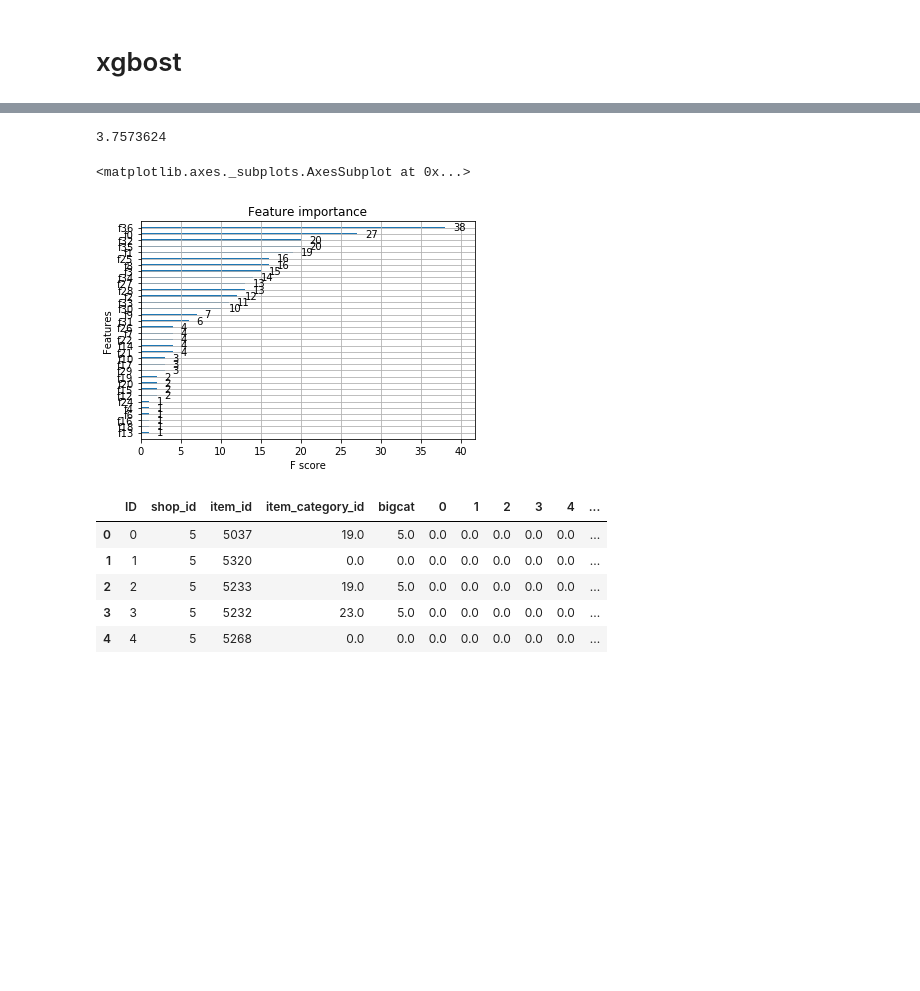
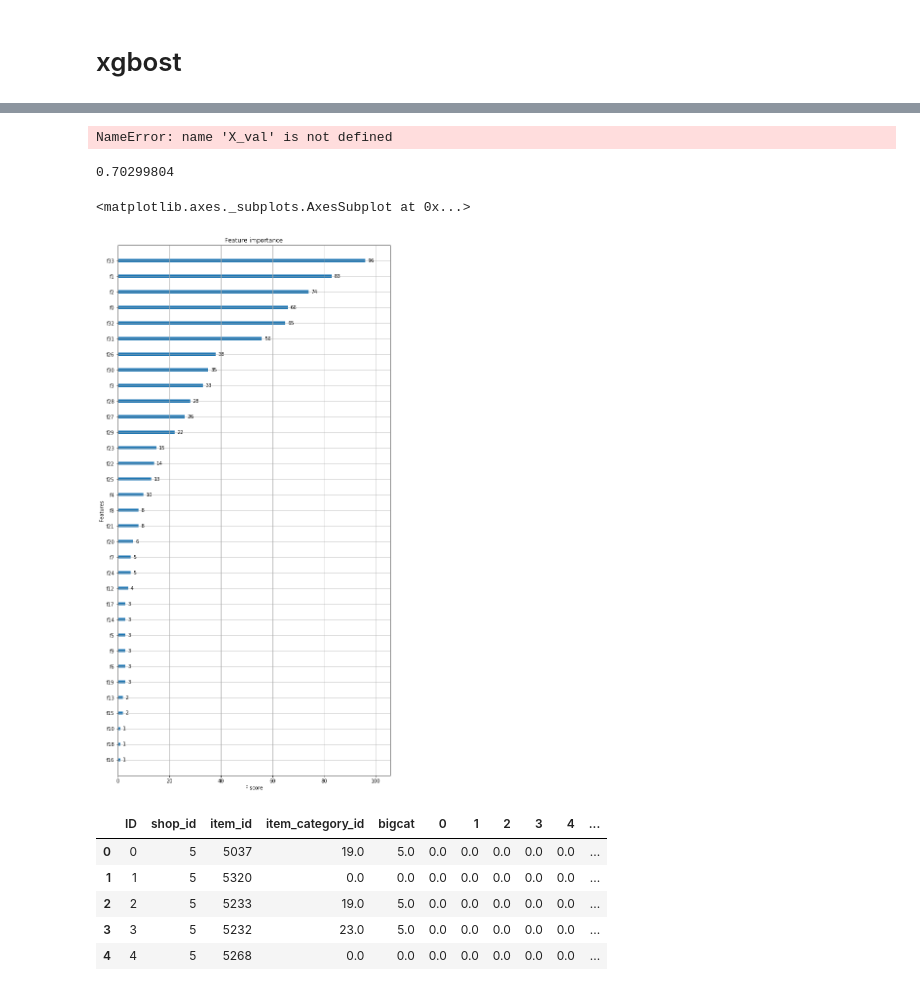
Before and after one commit to GatzZ/competitive-data-science-final-project, a Jupyter notebook: Main.ipynb, the cells around one changed output, grey strips where cells are left out. Cells and saved outputs as stored; diff of their text form; code cells hidden in the pictures; blank space fills up the shorter version.

```diff
--- a/Main.ipynb
+++ b/Main.ipynb
@@ -172,9 +165,9 @@ df_months.head()
 # %% [markdown]
 # xgbost
 # %%
-param = {'max_depth':5,
-         'subsample':0.8,
-         'colsample_bytree':0.8,
+param = {'max_depth':6,
+         'subsample':1,
+         'colsample_bytree':1,
          'min_child_weight':0.5,
          'eta':0.3,
          'seed':1,
@@ -242,0 +213,4 @@ df_months.iloc[:, [-12, -1]].plot(alpha=0.3)
+# %%
+xgbtrain = xgb.DMatrix(X_train_cum, y_train_cum)
+watchlist  = [(xgbtrain,'train')]
+bst = xgb.train(param, xgbtrain, num_boost_round=12,evals=watchlist, early_stopping_rounds=10)
@@ -243,5 +231,20 @@ df_months.iloc[:, [-12, -1]].plot(alpha=0.3)
 # %%
-val_col = -1
+val_col = train_cols[-1] + 1
 X_val = df_months.iloc[:, val_col - n_months:val_col].values
-X_val = np.concatenate((X_val, df_cats.values, df_months.iloc[:, val_col - n_months:val_col].diff(axis=1).values), axis=1)
+X_val = np.concatenate((df_cats.values, X_val), axis=1)
+# X_val_period = period_column_feats(X_val)
+# X_val = np.concatenate((X_val, X_val_period), axis=1)
+# X_val_diff = df_months.iloc[:, val_col - n_months:val_col].diff(axis=1).values
+# X_val = np.concatenate((X_val, X_val_diff), axis=1)
+
 y_val = df_months.iloc[:, val_col].values
+# %%
+xgbtrain = xgb.DMatrix(X_train_cum, y_train_cum)
+xgbval = xgb.DMatrix(X_val, y_val)
+watchlist  = [(xgbtrain,'train'), (xgbval,'val')]
+bst = xgb.train(param, xgbtrain, num_boost_round=100,evals=watchlist, early_stopping_rounds=10)
+# bsts.append(bst)
+del X_train, X_val, y_train, y_val, xgbtrain, xgbval
+gc.collect()
+# %% [output]
+NameError: name 'X_val' is not defined
@@ -248,14 +264,20 @@ y_val = df_months.iloc[:, val_col].values
 # %%
-xgbval = xgb.DMatrix(X_val)
-preds = bst.predict(xgbval)
-np.sqrt(mean_squared_error(y_val, preds))
+xgblast = xgb.DMatrix(X_last)
+preds = bst.predict(xgblast, ntree_limit=bst.best_ntree_limit)
+np.sqrt(mean_squared_error(y_last, preds))
 # %% [output]
-3.7573624
+0.70299804
-# %%
-xgb.plot_importance(bst)
-# %% [output]
-<matplotlib.axes._subplots.AxesSubplot at 0x...>
-[figure, removed]
+# %%
+def my_plot_importance(booster, figsize, **kwargs):
+    from matplotlib import pyplot as plt
+    from xgboost import plot_importance
+    fig, ax = plt.subplots(1,1,figsize=figsize)
+    return plot_importance(booster=booster, ax=ax, **kwargs)
+
+my_plot_importance(bst, figsize=(10, 20))
+# %% [output]
+<matplotlib.axes._subplots.AxesSubplot at 0x...>
+[figure, added]
 # %%
 df_test = df_test_
 
```
Also changed, not shown: parts of 18 cells of this notebook, 1 other file.
